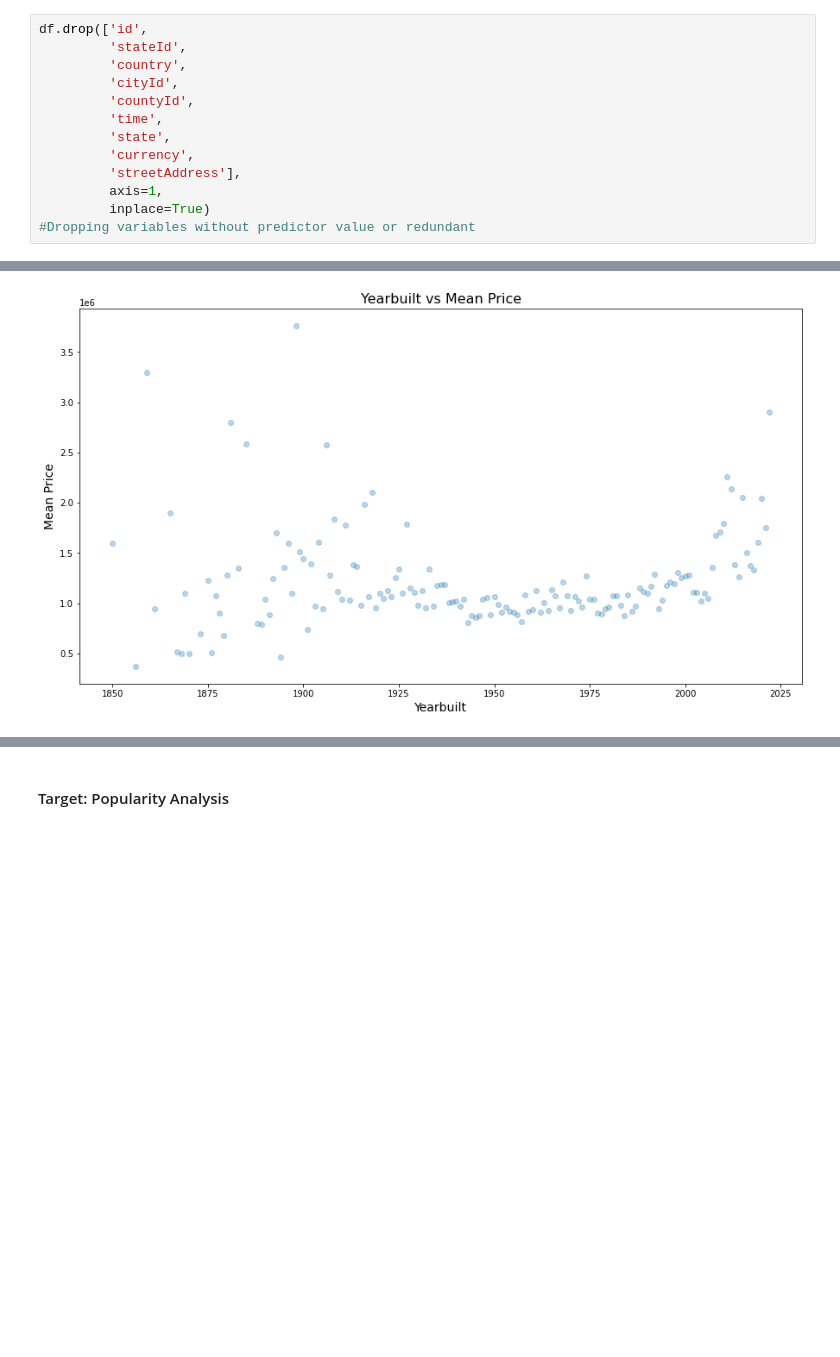
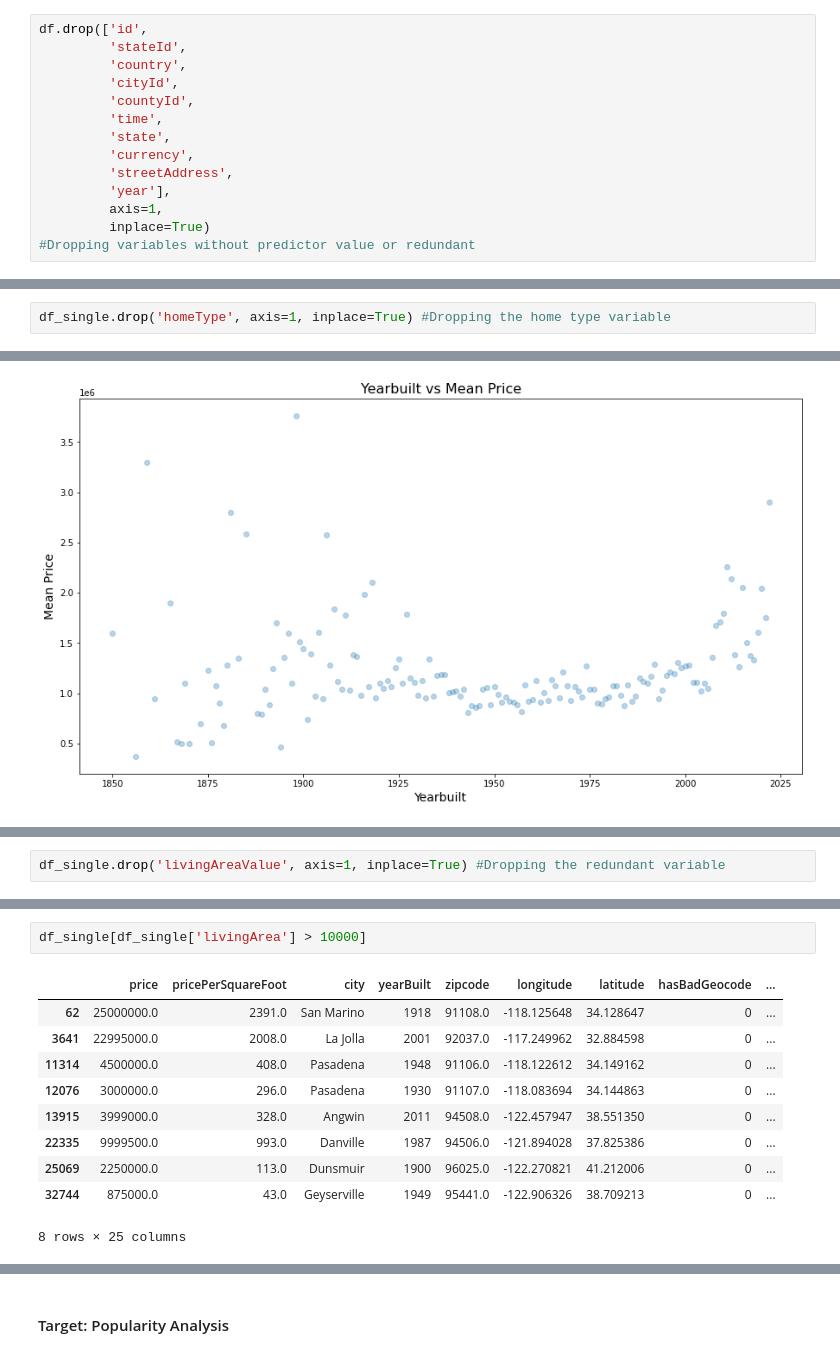
Before and after one commit to erin-vu/real_estate, a Jupyter notebook: Real Estate Analysis.ipynb, the cells around one changed output, grey strips where cells are left out. Drawn from its saved outputs; the diff is of its cells as text; blank space fills up the shorter version.

```diff
--- a/Real Estate Analysis.ipynb
+++ b/Real Estate Analysis.ipynb
@@ -72,7 +85,8 @@ df.drop(['id',
          'time',
          'state',
          'currency',
-         'streetAddress'],
+         'streetAddress',
+         'year'],
          axis=1,
          inplace=True)
 #Dropping variables without predictor value or redundant
@@ -170,6 +184,8 @@ df_single['homeType'].value_counts()
 # %% [output]
 SINGLE_FAMILY    19400
 Name: homeType, dtype: int64
+# %%
+df_single.drop('homeType', axis=1, inplace=True) #Dropping the home type variable
 # %% [markdown]
 #### Bank Owned
 # %%
@@ -568,0 +582,2 @@ Name: yearBuilt, dtype: float64
+# %%
+df_single.drop('livingAreaValue', axis=1, inplace=True) #Dropping the redundant variable
@@ -568,0 +611,13 @@ Name: yearBuilt, dtype: float64
+# %%
+df_single[df_single['livingArea'] > 10000]
+# %% [output]
+|  | price | pricePerSquareFoot | city | yearBuilt | zipcode | longitude | latitude | hasBadGeocode | ... |
+| 62 | 25000000.0 | 2391.0 | San Marino | 1918 | 91108.0 | -118.125648 | 34.128647 | 0 | ... |
+| 3641 | 22995000.0 | 2008.0 | La Jolla | 2001 | 92037.0 | -117.249962 | 32.884598 | 0 | ... |
+| 11314 | 4500000.0 | 408.0 | Pasadena | 1948 | 91106.0 | -118.122612 | 34.149162 | 0 | ... |
+| 12076 | 3000000.0 | 296.0 | Pasadena | 1930 | 91107.0 | -118.083694 | 34.144863 | 0 | ... |
+| 13915 | 3999000.0 | 328.0 | Angwin | 2011 | 94508.0 | -122.457947 | 38.551350 | 0 | ... |
+| 22335 | 9999500.0 | 993.0 | Danville | 1987 | 94506.0 | -121.894028 | 37.825386 | 0 | ... |
+| 25069 | 2250000.0 | 113.0 | Dunsmuir | 1900 | 96025.0 | -122.270821 | 41.212006 | 0 | ... |
+| 32744 | 875000.0 | 43.0 | Geyserville | 1949 | 95441.0 | -122.906326 | 38.709213 | 0 | ... |
+8 rows × 25 columns
```
Also changed, not shown: parts of 9 cells of this notebook.
